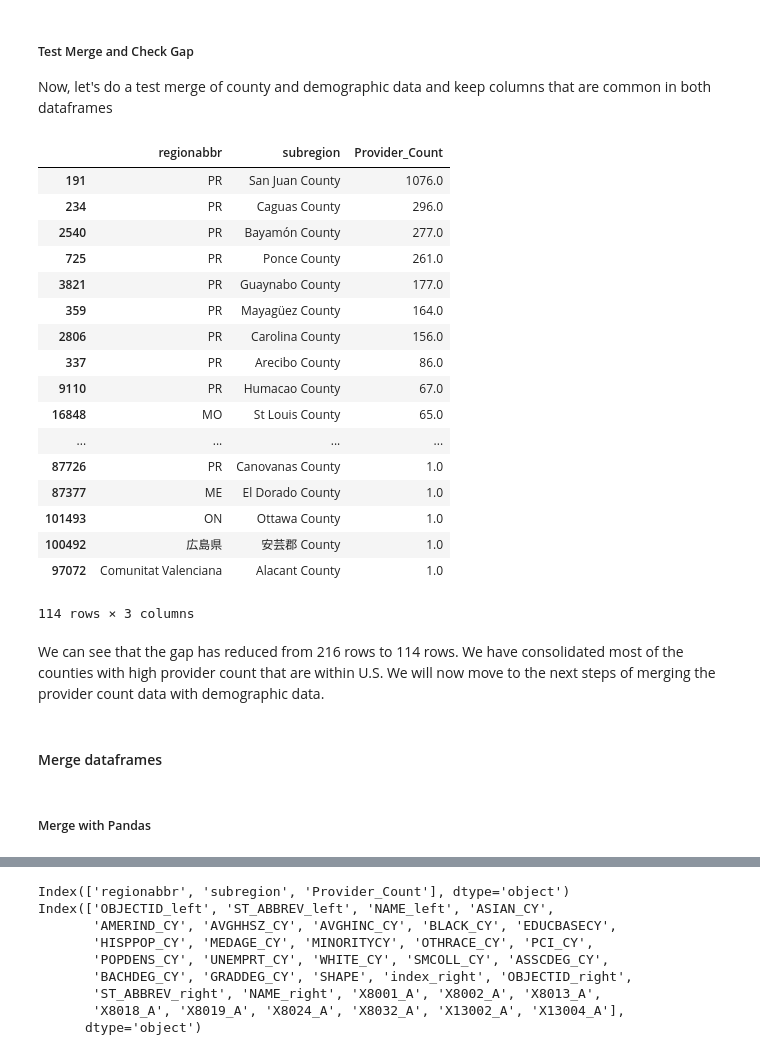
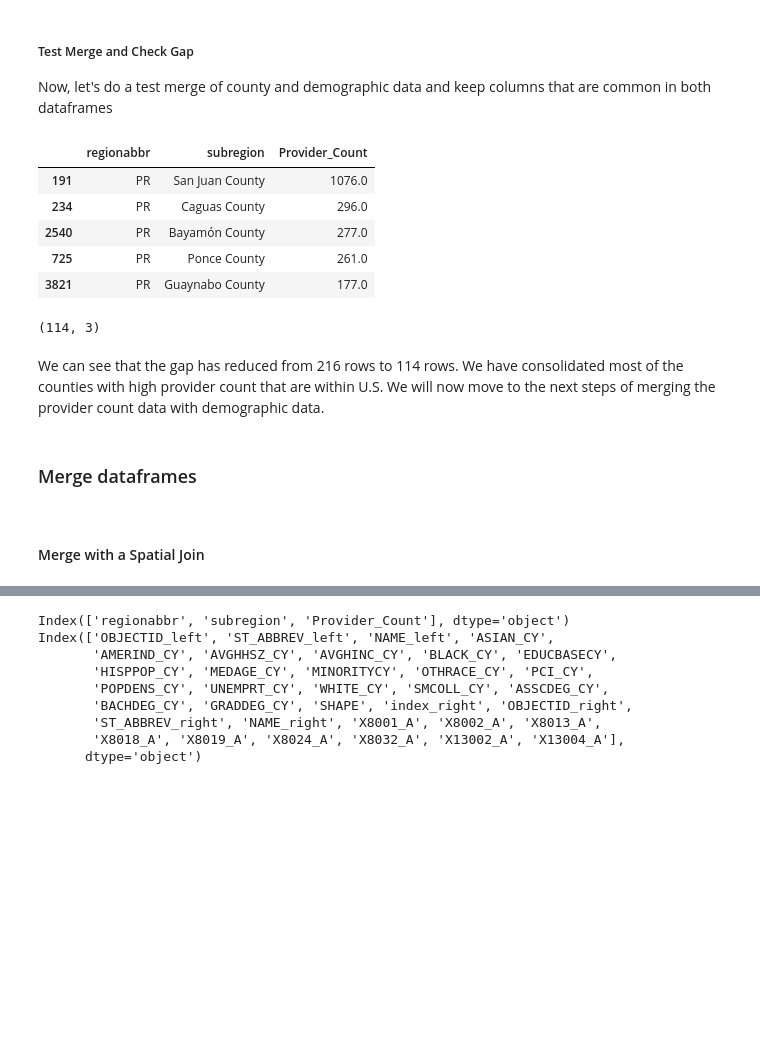
Before and after one commit to mohi9282/arcgis-python-api, a Jupyter notebook: samples/04_gis_analysts_data_scientists/provider_shortage_part4_mental_spatial.ipynb, the cells around one changed output, grey strips where cells are left out. Cells and saved outputs as stored; diff of their text form; code cells hidden in the pictures; blank space fills up the shorter version.

```diff
--- a/samples/04_gis_analysts_data_scientists/provider_shortage_part4_mental_spatial.ipynb
+++ b/samples/04_gis_analysts_data_scientists/provider_shortage_part4_mental_spatial.ipynb
@@ -463,7 +436,7 @@ Let's clean the county names. Our idea is to try to capture as much variation as
 We will write a function that will cleanup various variations of county names to reduce the gap we saw earlier. To ensure that county names get fixed at the source, we will apply this function to the provider count data and then rerun some of the steps above to get a cleaned county column in provider data for merging with demographic data.
 # %%
 # Read mental provider data csv
-mental_df = pd.read_csv('mental_df.csv')
+mental_df = pd.read_csv('mental_df.csv', low_memory=False)
 
 # Drop rows where subregion is null
 mental_df.dropna(subset=['subregion'], inplace=True)
@@ -515,29 +488,22 @@ new_test = test.loc[:,['regionabbr', 'subregion', 'Provider_Count']]
 # %%
 # Check the gap
 gap = pd.concat([mental_county_df, new_test]).drop_duplicates(keep=False)
-gap
+gap.head()
 # %% [output]
 |  | regionabbr | subregion | Provider_Count |
 | 191 | PR | San Juan County | 1076.0 |
 | 234 | PR | Caguas County | 296.0 |
 | 2540 | PR | Bayamón County | 277.0 |
 | 725 | PR | Ponce County | 261.0 |
 | 3821 | PR | Guaynabo County | 177.0 |
-| 359 | PR | Mayagüez County | 164.0 |
-| 2806 | PR | Carolina County | 156.0 |
-| 337 | PR | Arecibo County | 86.0 |
-| 9110 | PR | Humacao County | 67.0 |
-| 16848 | MO | St Louis County | 65.0 |
-| ... | ... | ... | ... |
-| 87726 | PR | Canovanas County | 1.0 |
-| 87377 | ME | El Dorado County | 1.0 |
-| 101493 | ON | Ottawa County | 1.0 |
-| 100492 | 広島県 | 安芸郡 County | 1.0 |
-| 97072 | Comunitat Valenciana | Alacant County | 1.0 |
-114 rows × 3 columns
+# %%
+gap.shape
+# %% [output]
+(114, 3)
 # %% [markdown]
 We can see that the gap has reduced from 216 rows to 114 rows. We have consolidated most of the counties with high provider count that are within U.S. We will now move to the next steps of merging the provider count data with demographic data.
 # %% [markdown]
-#### Merge dataframes
+### Merge dataframes
+<a name="merge"></a>
 # %% [markdown]
-##### Merge with Pandas
+#### Merge with a Spatial Join
```
Also changed, not shown: parts of 75 cells of this notebook, 3 other files.
